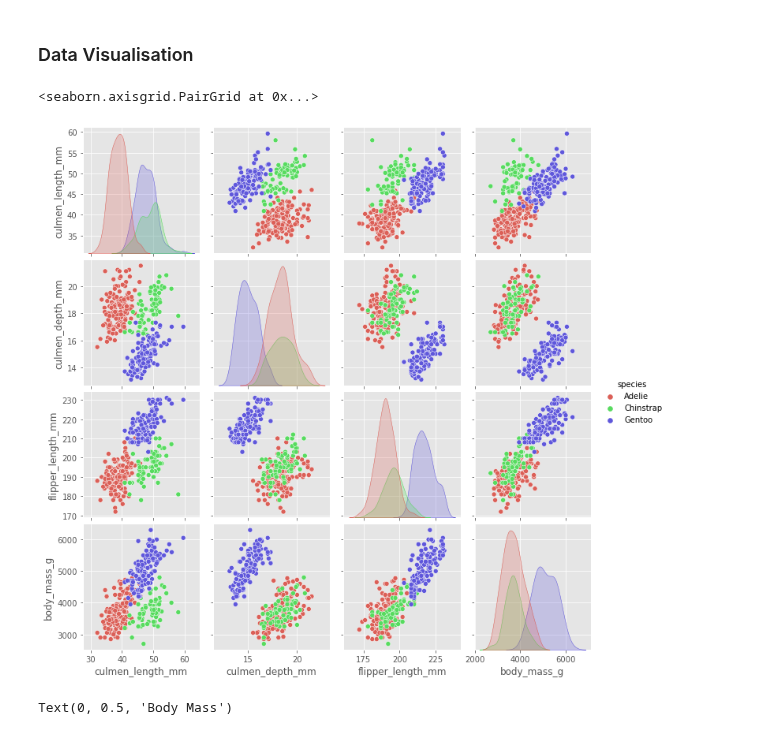
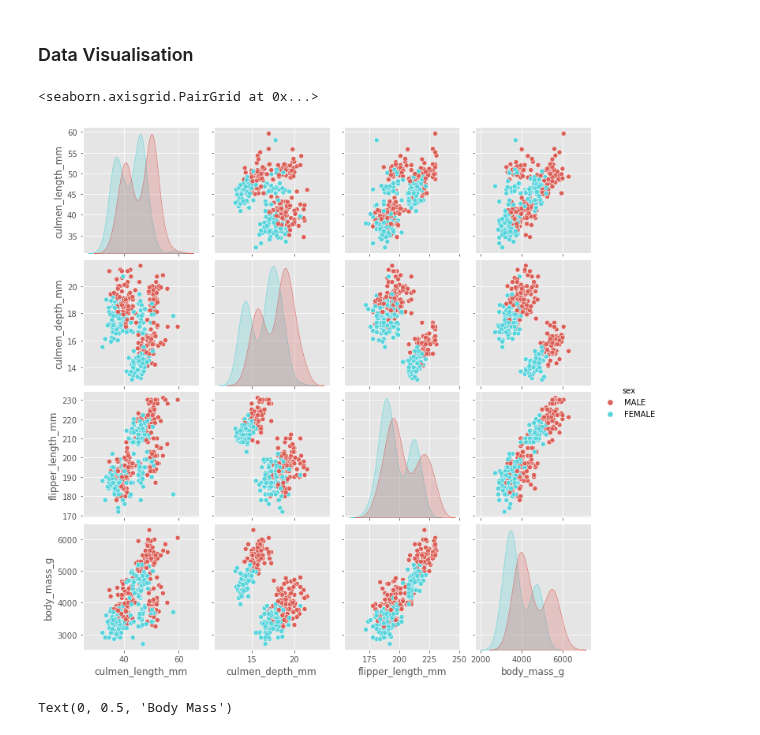
Before and after one commit to martinaobrien/machine-learning-and-statistics-assessment, a Jupyter notebook: Scikit-Learn-Jupyter-Notebook.ipynb, the cells around one changed output. Drawn from its saved outputs; the diff is of its cells as text; code cells hidden in the pictures.

```diff
--- a/Scikit-Learn-Jupyter-Notebook.ipynb
+++ b/Scikit-Learn-Jupyter-Notebook.ipynb
@@ -261,10 +263,10 @@ Name: island, dtype: int64
 # %% [markdown]
 ### Data Visualisation
 # %%
-sns.pairplot(data=df, hue='species', palette=sns.color_palette(palette='hls' ,n_colors=3))
+sns.pairplot(data=df, hue='sex', palette=sns.color_palette(palette='hls' ,n_colors=2))
 # %% [output]
 <seaborn.axisgrid.PairGrid at 0x...>
-[figure, old version]
+[figure, new version]
 # %%
 g = sns.boxplot(x = 'island',
             y ='body_mass_g',
```
Also changed, not shown: parts of 94 cells of this notebook.
